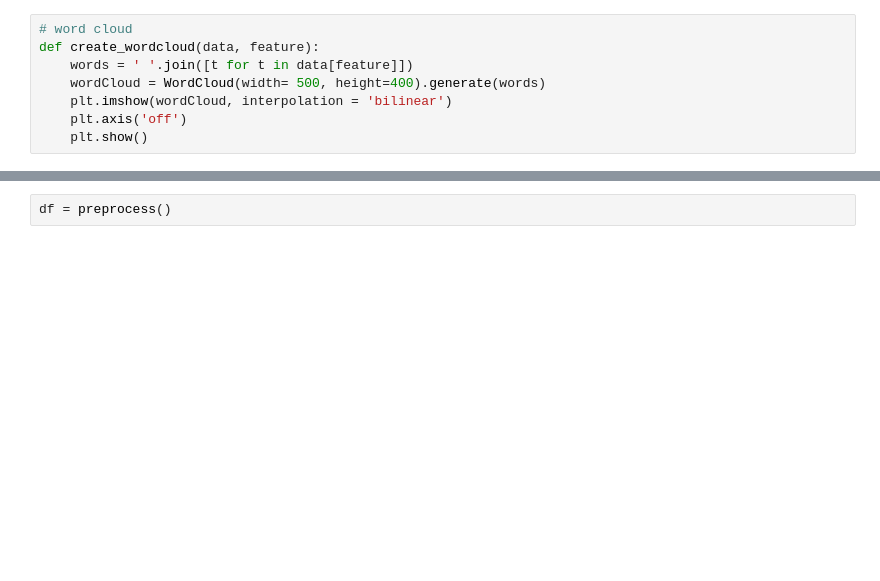
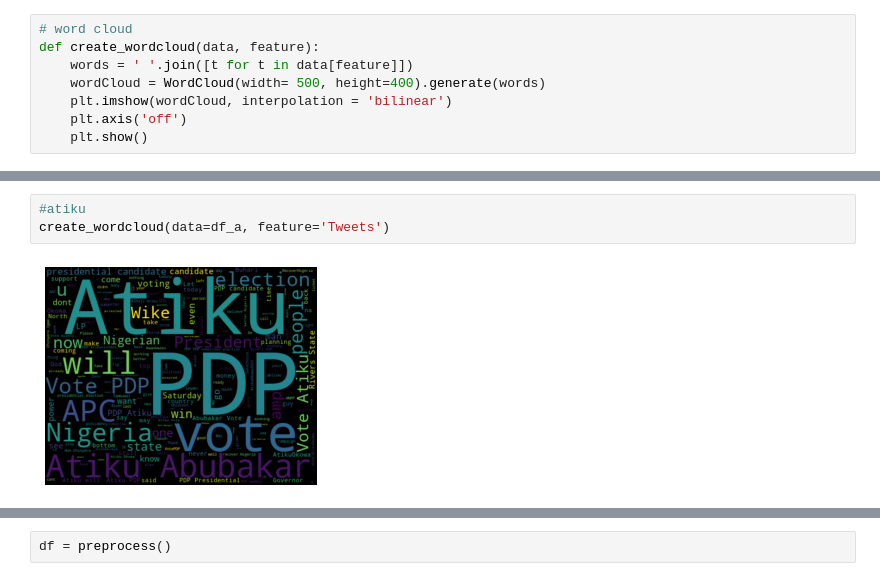
Before and after one commit to Nelsonchris1/Nigerian_election_sentiment_analysis, a Jupyter notebook: batch.ipynb, the cells around one changed output, grey strips where cells are left out. Drawn from its saved outputs; the diff is of its cells as text; blank space fills up the shorter version.

```diff
--- a/batch.ipynb
+++ b/batch.ipynb
@@ -71,0 +72,5 @@ create_wordcloud(data=df_t, feature='Tweets')
+# %%
+#atiku
+create_wordcloud(data=df_a, feature='Tweets')
+# %% [output]
+[figure, added]
```
Also changed, not shown: parts of 16 cells of this notebook.
